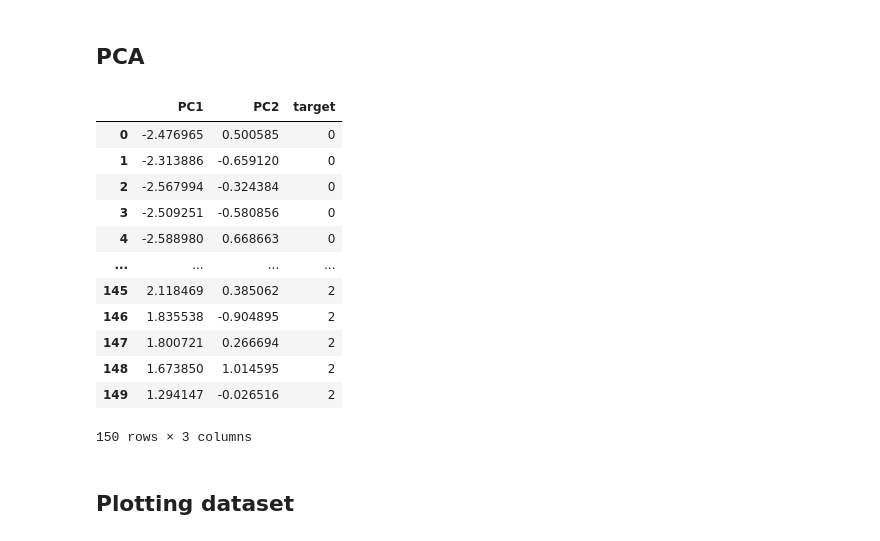
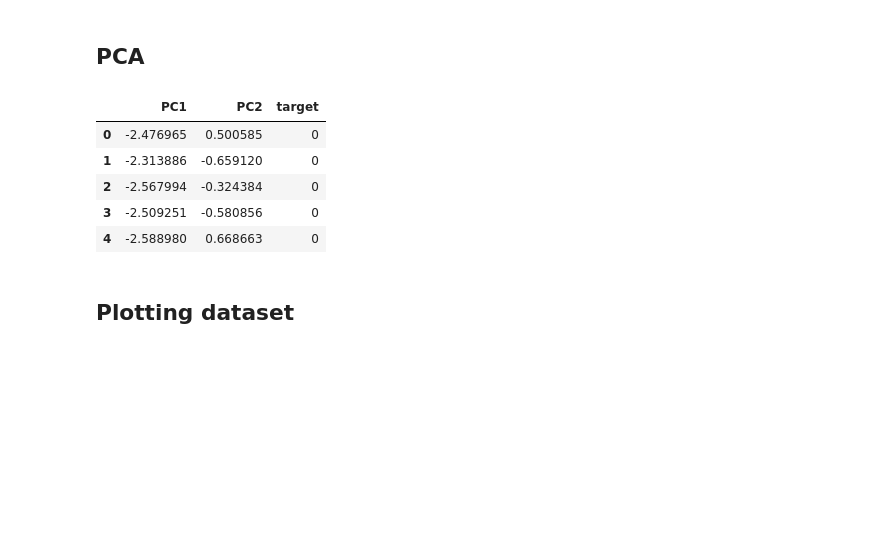
Before and after one commit to MohammadJavadArdestani/Data-Mining-projects, a Jupyter notebook: Iris Dataset analysis/Iris_analysis.ipynb, the cells around one changed output. Cells and saved outputs as stored; diff of their text form; code cells hidden in the pictures; blank space fills up the shorter version.

```diff
--- a/Iris Dataset analysis/Iris_analysis.ipynb
+++ b/Iris Dataset analysis/Iris_analysis.ipynb
@@ -113,24 +113,17 @@ dtype: float64
 # %%
 from sklearn.decomposition import PCA
 pca = PCA(n_components=2)
 principalComponents = pca.fit_transform(normalized_df)
 processed_df = pd.DataFrame(data = principalComponents, columns = ['PC1', 'PC2'])
 processed_df['target'] = list(df.target)
-processed_df
+processed_df.head()
 # %% [output]
 |  | PC1 | PC2 | target |
 | 0 | -2.476965 | 0.500585 | 0 |
 | 1 | -2.313886 | -0.659120 | 0 |
 | 2 | -2.567994 | -0.324384 | 0 |
 | 3 | -2.509251 | -0.580856 | 0 |
 | 4 | -2.588980 | 0.668663 | 0 |
-| ... | ... | ... | ... |
-| 145 | 2.118469 | 0.385062 | 2 |
-| 146 | 1.835538 | -0.904895 | 2 |
-| 147 | 1.800721 | 0.266694 | 2 |
-| 148 | 1.673850 | 1.014595 | 2 |
-| 149 | 1.294147 | -0.026516 | 2 |
-150 rows × 3 columns
 # %% [markdown]
 ## Plotting dataset
 # %%
```
Also changed, not shown: parts of 3 cells of this notebook.
